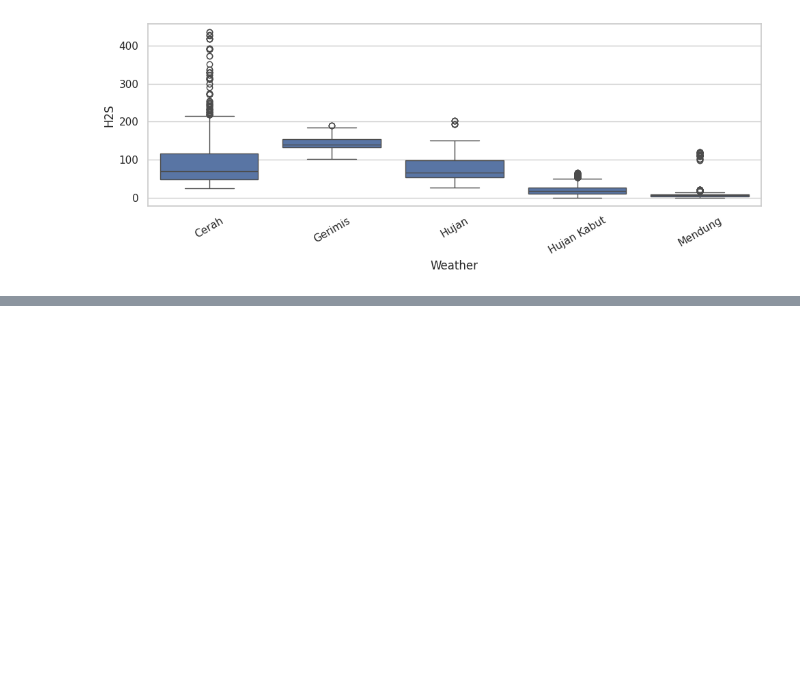
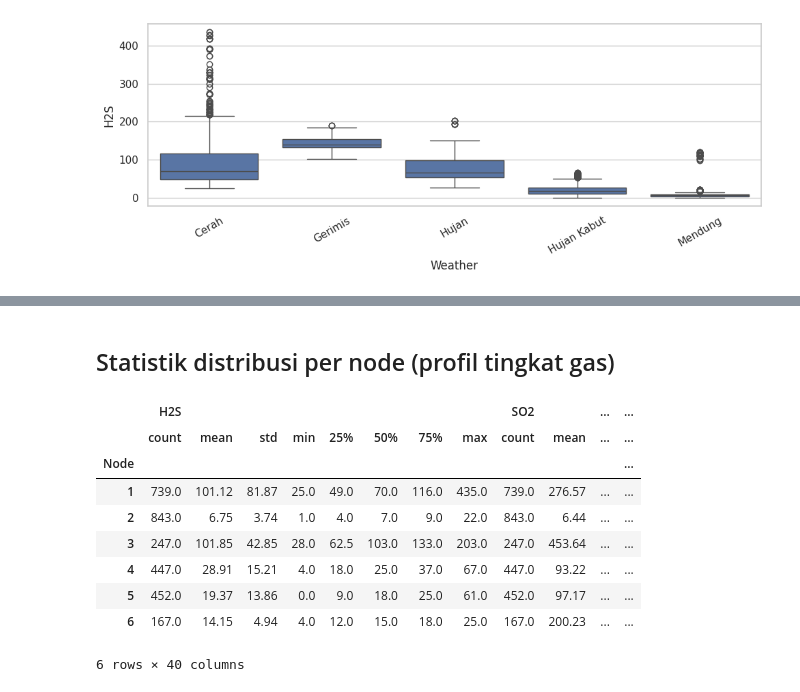
Before and after one commit to adithyarhm/sulfur-gas-concentration-forecasting, a Jupyter notebook: TA_Nodes_Analysis.ipynb, the cells around one changed output, grey strips where cells are left out. Drawn from its saved outputs; the diff is of its cells as text; code cells hidden in the pictures; blank space fills up the shorter version.

```diff
--- a/TA_Nodes_Analysis.ipynb
+++ b/TA_Nodes_Analysis.ipynb
@@ -269,0 +320,16 @@ df.to_csv('/content/drive/MyDrive/StasRG/TA/dataset/allnode_eda_clean.csv', inde
+# %% [markdown]
+## Statistik distribusi per node (profil tingkat gas)
+# %%
+stats_per_node = df.groupby('Node')[num_cols].describe().round(2)
+stats_per_node
+# %% [output]
+|  | H2S |  |  |  |  |  |  |  | SO2 |  | ... | ... |
+|  | count | mean | std | min | 25% | 50% | 75% | max | count | mean | ... | ... |
+| Node |  |  |  |  |  |  |  |  |  |  |  | ... |
+| 1 | 739.0 | 101.12 | 81.87 | 25.0 | 49.0 | 70.0 | 116.0 | 435.0 | 739.0 | 276.57 | ... | ... |
+| 2 | 843.0 | 6.75 | 3.74 | 1.0 | 4.0 | 7.0 | 9.0 | 22.0 | 843.0 | 6.44 | ... | ... |
+| 3 | 247.0 | 101.85 | 42.85 | 28.0 | 62.5 | 103.0 | 133.0 | 203.0 | 247.0 | 453.64 | ... | ... |
+| 4 | 447.0 | 28.91 | 15.21 | 4.0 | 18.0 | 25.0 | 37.0 | 67.0 | 447.0 | 93.22 | ... | ... |
+| 5 | 452.0 | 19.37 | 13.86 | 0.0 | 9.0 | 18.0 | 25.0 | 61.0 | 452.0 | 97.17 | ... | ... |
+| 6 | 167.0 | 14.15 | 4.94 | 4.0 | 12.0 | 15.0 | 18.0 | 25.0 | 167.0 | 200.23 | ... | ... |
+6 rows × 40 columns
```
Also changed, not shown: parts of 24 cells of this notebook.
